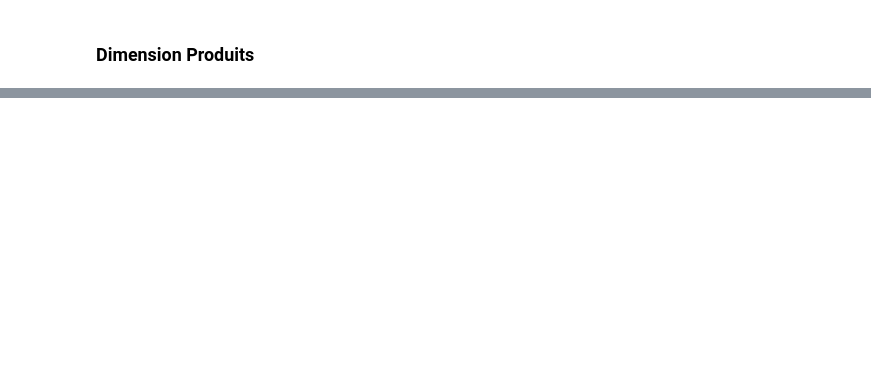
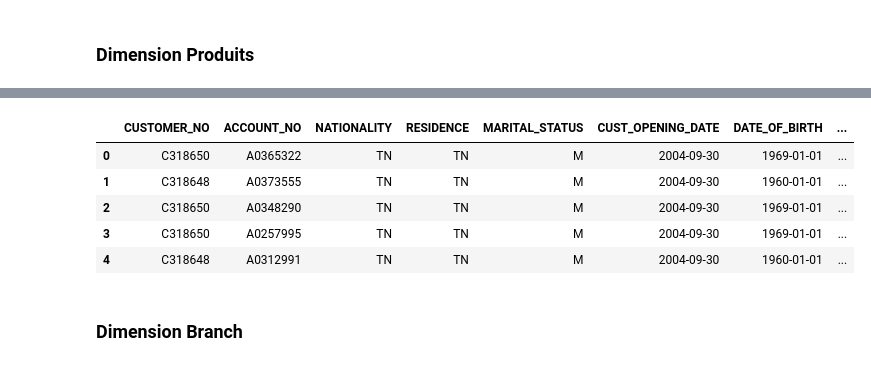
Before and after one commit to Hmz931/ProjetIntegre_Churn_HAFAS, a Jupyter notebook: 01_etl/notbooks ETL/02_ETL.ipynb, the cells around one changed output, grey strips where cells are left out. Cells and saved outputs as stored; diff of their text form; code cells hidden in the pictures; blank space fills up the shorter version.

```diff
--- a/01_etl/notbooks ETL/02_ETL.ipynb
+++ b/01_etl/notbooks ETL/02_ETL.ipynb
@@ -748,0 +998,11 @@ print(f"✅ dim_produit corrigée : {dim_produit.shape[0]} produits uniques au n
+# %%
+df.head()
+# %% [output]
+|  | CUSTOMER_NO | ACCOUNT_NO | NATIONALITY | RESIDENCE | MARITAL_STATUS | CUST_OPENING_DATE | DATE_OF_BIRTH | ... |
+| 0 | C318650 | A0365322 | TN | TN | M | 2004-09-30 | 1969-01-01 | ... |
+| 1 | C318648 | A0373555 | TN | TN | M | 2004-09-30 | 1960-01-01 | ... |
+| 2 | C318650 | A0348290 | TN | TN | M | 2004-09-30 | 1969-01-01 | ... |
+| 3 | C318650 | A0257995 | TN | TN | M | 2004-09-30 | 1969-01-01 | ... |
+| 4 | C318648 | A0312991 | TN | TN | M | 2004-09-30 | 1960-01-01 | ... |
+# %% [markdown]
+### Dimension Branch
```
Also changed, not shown: parts of 8 cells of this notebook.
